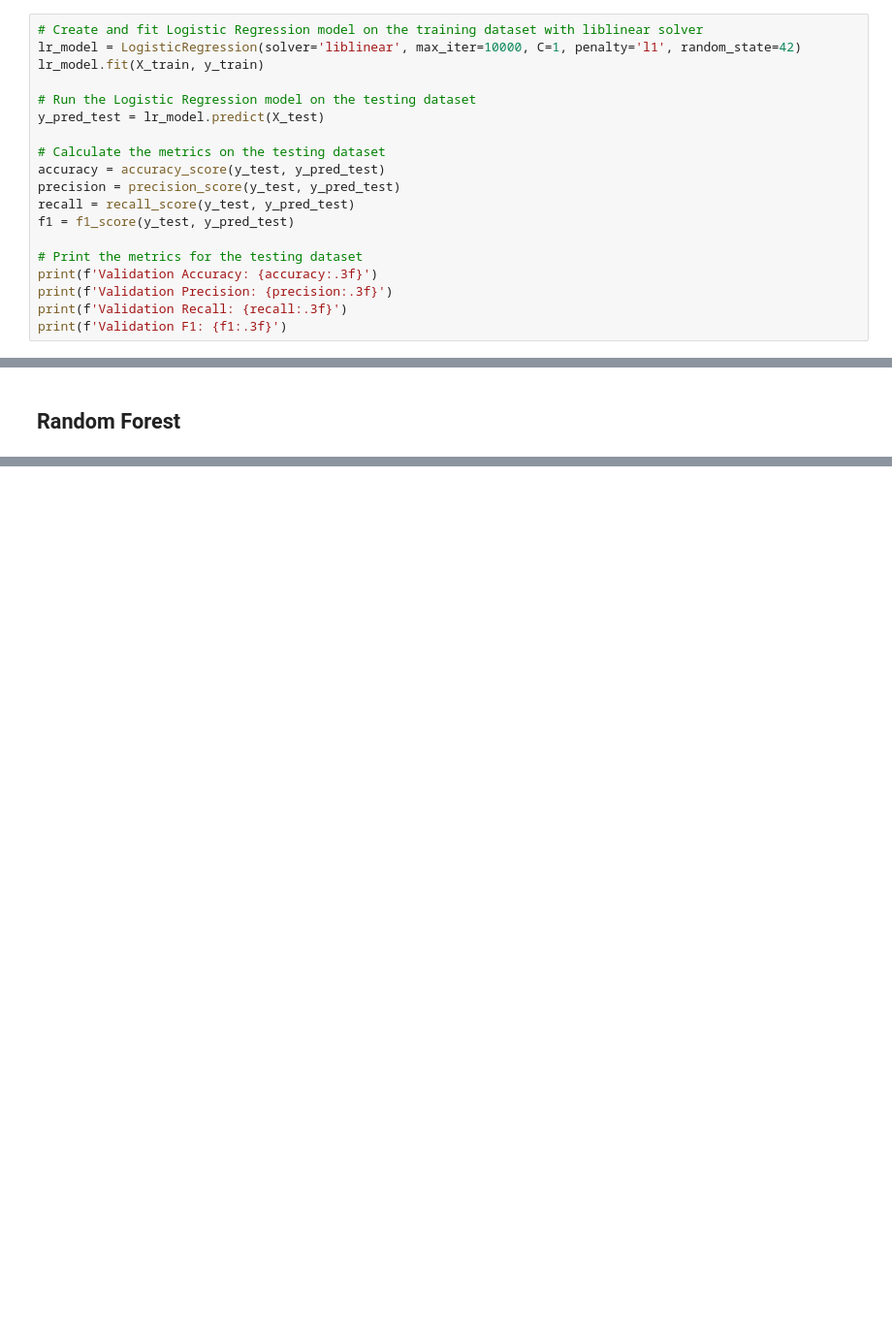
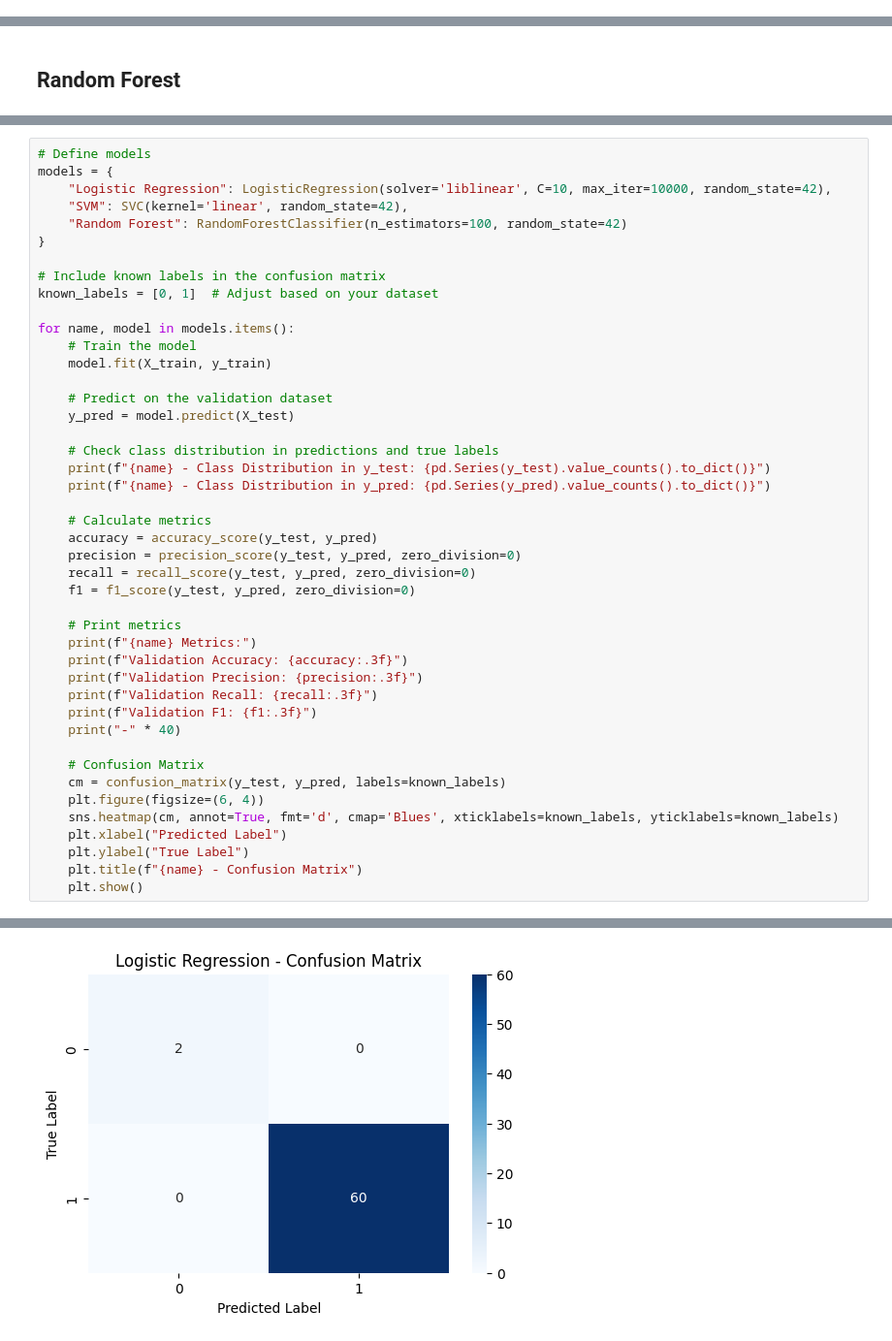
Before and after one commit to arpi5191/Byte-My-Cancer, a Jupyter notebook: 09_615_Project.ipynb, the cells around one changed output, grey strips where cells are left out. Shown at 97% size. Drawn from its saved outputs; the diff is of its cells as text; blank space fills up the shorter version.

```diff
--- a/09_615_Project.ipynb
+++ b/09_615_Project.ipynb
@@ -612,19 +554,0 @@ Validation F1: 0.983
-# %%
-# Create and fit Logistic Regression model on the training dataset with liblinear solver
-lr_model = LogisticRegression(solver='liblinear', max_iter=10000, C=1, penalty='l1', random_state=42)
-lr_model.fit(X_train, y_train)
-
-# Run the Logistic Regression model on the testing dataset
-y_pred_test = lr_model.predict(X_test)
-
-# Calculate the metrics on the testing dataset
-accuracy = accuracy_score(y_test, y_pred_test)
-precision = precision_score(y_test, y_pred_test)
-recall = recall_score(y_test, y_pred_test)
-f1 = f1_score(y_test, y_pred_test)
-
-# Print the metrics for the testing dataset
-print(f'Validation Accuracy: {accuracy:.3f}')
-print(f'Validation Precision: {precision:.3f}')
-print(f'Validation Recall: {recall:.3f}')
-print(f'Validation F1: {f1:.3f}')
@@ -707,0 +800,45 @@ Random Forest Cross-Validation Accuracy: 0.879 ± 0.030
+# %%
+# Define models
+models = {
+    "Logistic Regression": LogisticRegression(solver='liblinear', C=10, max_iter=10000, random_state=42),
+    "SVM": SVC(kernel='linear', random_state=42),
+    "Random Forest": RandomForestClassifier(n_estimators=100, random_state=42)
+}
+
+# Include known labels in the confusion matrix
+known_labels = [0, 1]  # Adjust based on your dataset
+
+for name, model in models.items():
+    # Train the model
+    model.fit(X_train, y_train)
+
+    # Predict on the validation dataset
+    y_pred = model.predict(X_test)
+
+    # Check class distribution in predictions and true labels
+    print(f"{name} - Class Distribution in y_test: {pd.Series(y_test).value_counts().to_dict()}")
+    print(f"{name} - Class Distribution in y_pred: {pd.Series(y_pred).value_counts().to_dict()}")
+
+    # Calculate metrics
+    accuracy = accuracy_score(y_test, y_pred)
+    precision = precision_score(y_test, y_pred, zero_division=0)
+    recall = recall_score(y_test, y_pred, zero_division=0)
+    f1 = f1_score(y_test, y_pred, zero_division=0)
+
+    # Print metrics
+    print(f"{name} Metrics:")
+    print(f"Validation Accuracy: {accuracy:.3f}")
+    print(f"Validation Precision: {precision:.3f}")
+    print(f"Validation Recall: {recall:.3f}")
+    print(f"Validation F1: {f1:.3f}")
+    print("-" * 40)
+
+    # Confusion Matrix
+    cm = confusion_matrix(y_test, y_pred, labels=known_labels)
+    plt.figure(figsize=(6, 4))
+    sns.heatmap(cm, annot=True, fmt='d', cmap='Blues', xticklabels=known_labels, yticklabels=known_labels)
+    plt.xlabel("Predicted Label")
+    plt.ylabel("True Label")
+    plt.title(f"{name} - Confusion Matrix")
+    plt.show()
+# %% [output]
@@ -707,0 +853 @@ Random Forest Cross-Validation Accuracy: 0.879 ± 0.030
+[figure, added]
```
Also changed, not shown: parts of 46 cells of this notebook.
